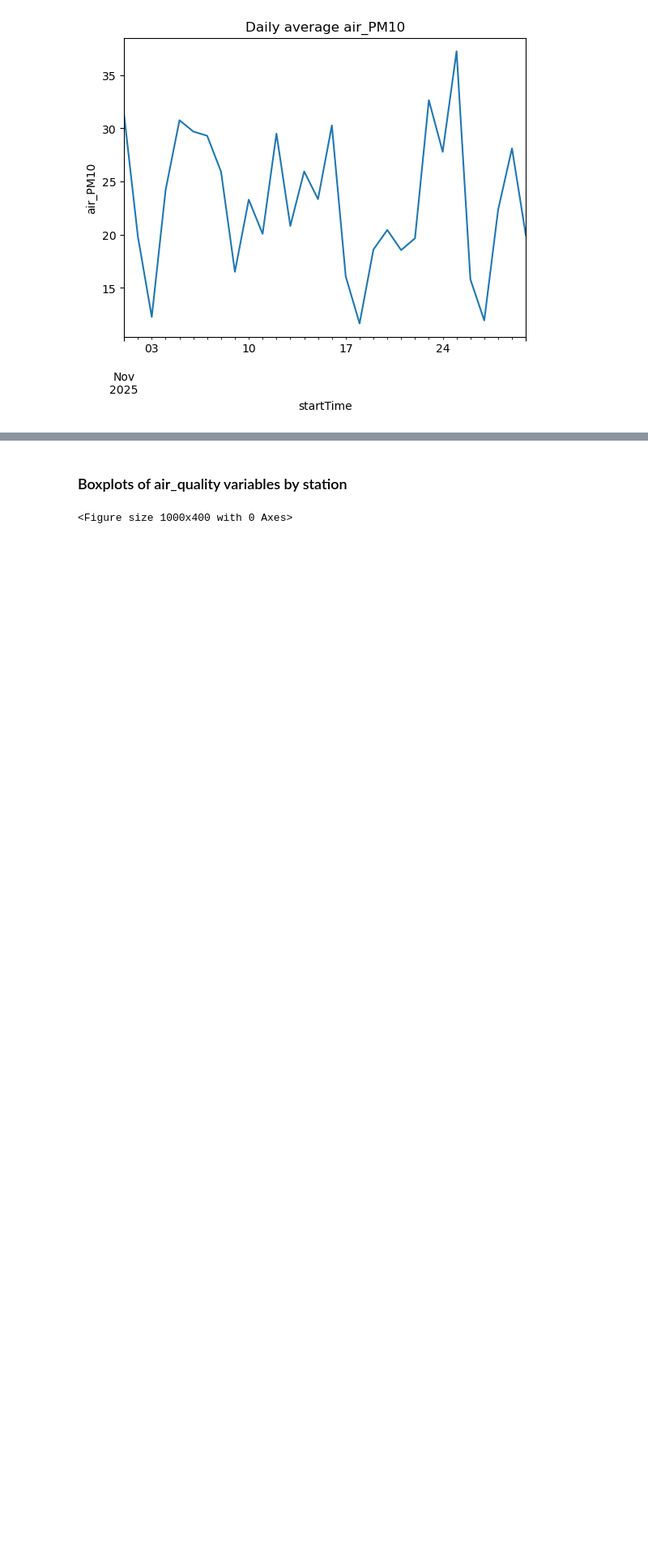
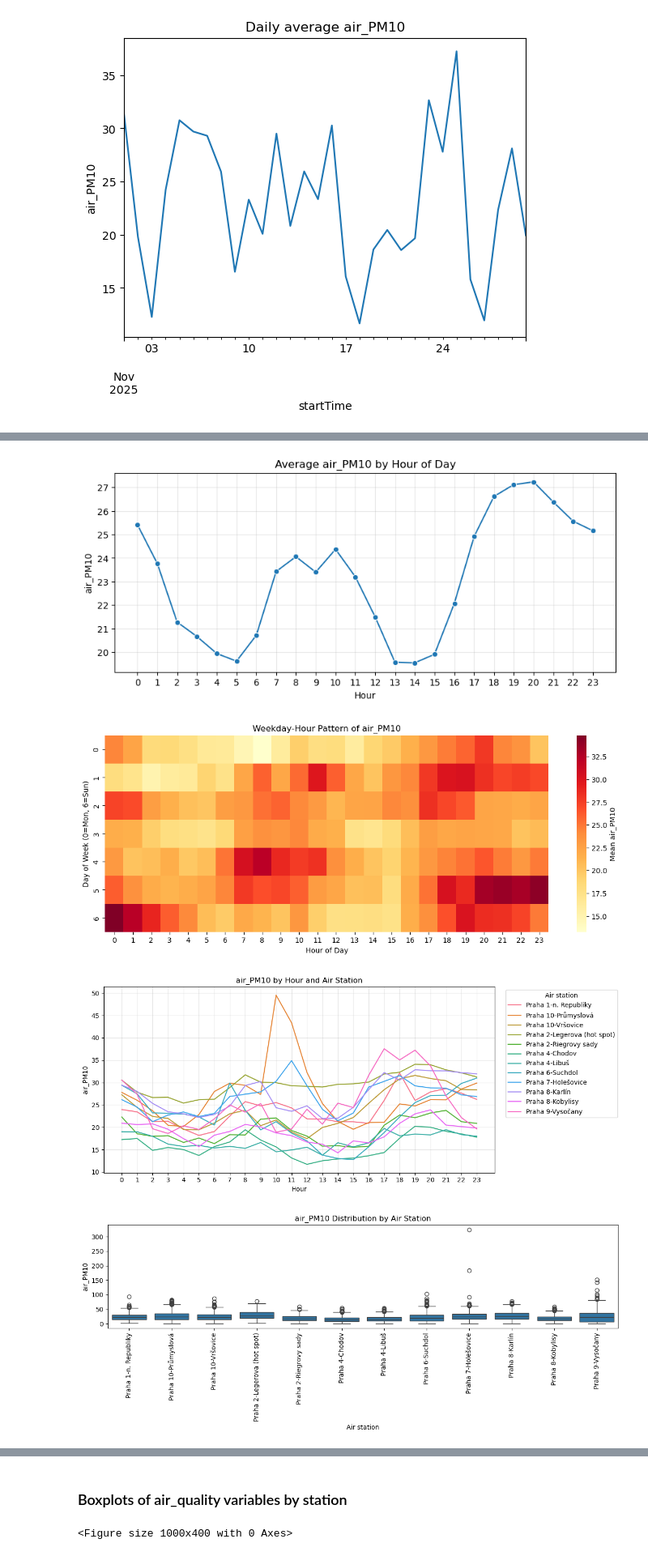
Before and after one commit to jayjay7788/Data-Processing-in-Python---Project, a Jupyter notebook: notebooks/data processing draft.ipynb, the cells around one changed output, grey strips where cells are left out. Shown at 81% size. Drawn from its saved outputs; the diff is of its cells as text; code cells hidden in the pictures; blank space fills up the shorter version.

Commit message:
Add visualizations of pollution patterns
- Rush hours, daily patterns, station specific patterns
- Update TODO

```diff
--- a/notebooks/data processing draft.ipynb
+++ b/notebooks/data processing draft.ipynb
@@ -860,6 +864,7 @@ df["is_weekend"] = df["dayofweek"].isin([5, 6]).astype(int)
 df["date"] = df["startTime"].dt.date
 df["month"] = df["startTime"].dt.month
 df["dayofyear"] = df["startTime"].dt.dayofyear
+df["weekday_name"] = df["startTime"].dt.day_name()
 
 df.head()
 # %% [output]
@@ -1129,0 +1156,77 @@ for col in target_cols:
+# %%
+target = "air_PM10"   # or "air_NO2", "air_NOx"
+
+hourly_overall = (
+    df.groupby("hour", as_index=False)[target]
+    .mean()
+)
+
+plt.figure(figsize=(10, 4))
+sns.lineplot(data=hourly_overall, x="hour", y=target, marker="o")
+plt.title(f"Average {target} by Hour of Day")
+plt.xlabel("Hour")
+plt.ylabel(target)
+plt.xticks(range(0, 24))
+plt.grid(alpha=0.3)
+plt.show()
+
+
+hour_weekday = (
+    df.groupby(["dayofweek", "hour"], as_index=False)[target]
+    .mean()
+)
+
+pivot_weekday = hour_weekday.pivot(index="dayofweek", columns="hour", values=target)
+
+plt.figure(figsize=(14, 5))
+sns.heatmap(
+    pivot_weekday,
+    cmap="YlOrRd",
+    cbar_kws={"label": f"Mean {target}"}
+)
+plt.title(f"Weekday-Hour Pattern of {target}")
+plt.xlabel("Hour of Day")
+plt.ylabel("Day of Week (0=Mon, 6=Sun)")
+plt.show()
+
+
+plt.figure(figsize=(12, 5))
+sns.lineplot(
+    data=df,
+    x="hour",
+    y=target,
+    hue="air_station_name",
+    estimator="mean",
+    errorbar=None
+)
+plt.title(f"{target} by Hour and Air Station")
+plt.xlabel("Hour")
+plt.ylabel(target)
+plt.xticks(range(0, 24))
+plt.legend(title="Air station", bbox_to_anchor=(1.02, 1), loc="upper left")
+plt.grid(alpha=0.3)
+plt.tight_layout()
+plt.show()
+
+plt.figure(figsize=(12, 5))
+sns.boxplot(data=df, x="air_station_name", y=target)
+plt.title(f"{target} Distribution by Air Station")
+plt.xlabel("Air station")
+plt.ylabel(target)
+plt.xticks(rotation=90)
+plt.tight_layout()
+plt.show()
+
+plt.figure(figsize=(8, 5))
+sns.scatterplot(data=df, x="distance_km", y=target, alpha=0.25)
+sns.regplot(data=df, x="distance_km", y=target, scatter=False, color="red")
+plt.title(f"{target} vs Distance to Matched Weather Station")
+plt.xlabel("Distance (km)")
+plt.ylabel(target)
+plt.grid(alpha=0.3)
+plt.show()
+# %% [output]
+[figure, added]
+[figure, added]
+[figure, added]
+[figure, added]
```
Also changed, not shown: parts of 8 cells of this notebook, 1 other file.
